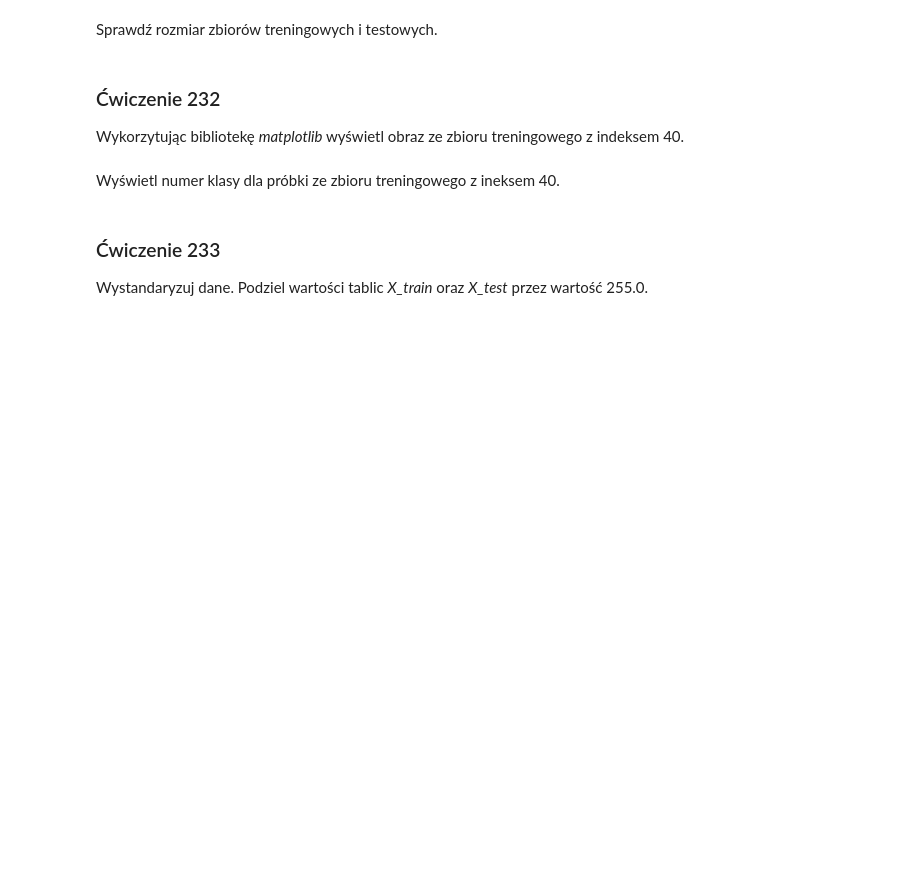
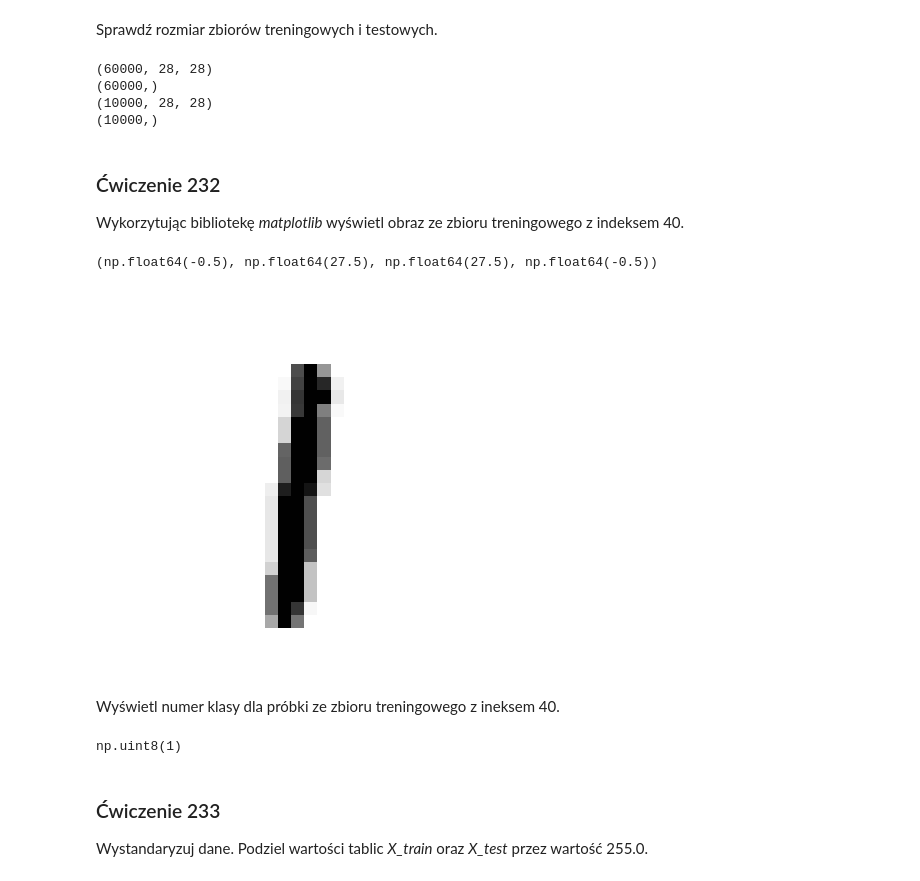
Before and after one commit to Krzesimir13/Udemy_DS, a Jupyter notebook: 231_240_exercises.ipynb, the cells around one changed output. Drawn from its saved outputs; the diff is of its cells as text; code cells hidden in the pictures; blank space fills up the shorter version.

```diff
--- a/231_240_exercises.ipynb
+++ b/231_240_exercises.ipynb
@@ -37,2 +40,8 @@ Załaduj dane Fashion MNIST wykorzystując bibliotekę _tensorflow_. Odpowiednio
+# %%
+import tensorflow as tf
+from tensorflow.keras.datasets.mnist import load_data
+
+
+(X_train, y_train), (X_test, y_test) = load_data()
 # %% [markdown]
 Sprawdź rozmiar zbiorów treningowych i testowych.
@@ -41,3 +48,13 @@ Sprawdź rozmiar zbiorów treningowych i testowych.
+# %%
+print(X_train.shape)
+print(y_train.shape)
+print(X_test.shape)
+print(y_test.shape)
+# %% [output]
+(60000, 28, 28)
+(60000,)
+(10000, 28, 28)
+(10000,)
 # %% [markdown]
 ### <a name='2'></a> Ćwiczenie 232
 Wykorzytując bibliotekę _matplotlib_ wyświetl obraz ze zbioru treningowego z indeksem 40.
@@ -46,2 +61,11 @@ Wykorzytując bibliotekę _matplotlib_ wyświetl obraz ze zbioru treningowego z
+# %%
+import matplotlib.pyplot as plt
+
+
+plt.imshow(X_train[40], cmap='gray_r')
+plt.axis('off')
+# %% [output]
+(np.float64(-0.5), np.float64(27.5), np.float64(27.5), np.float64(-0.5))
+[figure, added]
 # %% [markdown]
 Wyświetl numer klasy dla próbki ze zbioru treningowego z ineksem 40.
@@ -50,3 +72,7 @@ Wyświetl numer klasy dla próbki ze zbioru treningowego z ineksem 40.
+# %%
+y_train[40]
+# %% [output]
+np.uint8(1)
 # %% [markdown]
 ### <a name='3'></a> Ćwiczenie 233
 Wystandaryzuj dane. Podziel wartości tablic _X\_train_ oraz _X\_test_ przez wartość 255.0.
```
Also changed, not shown: parts of 39 cells of this notebook.
